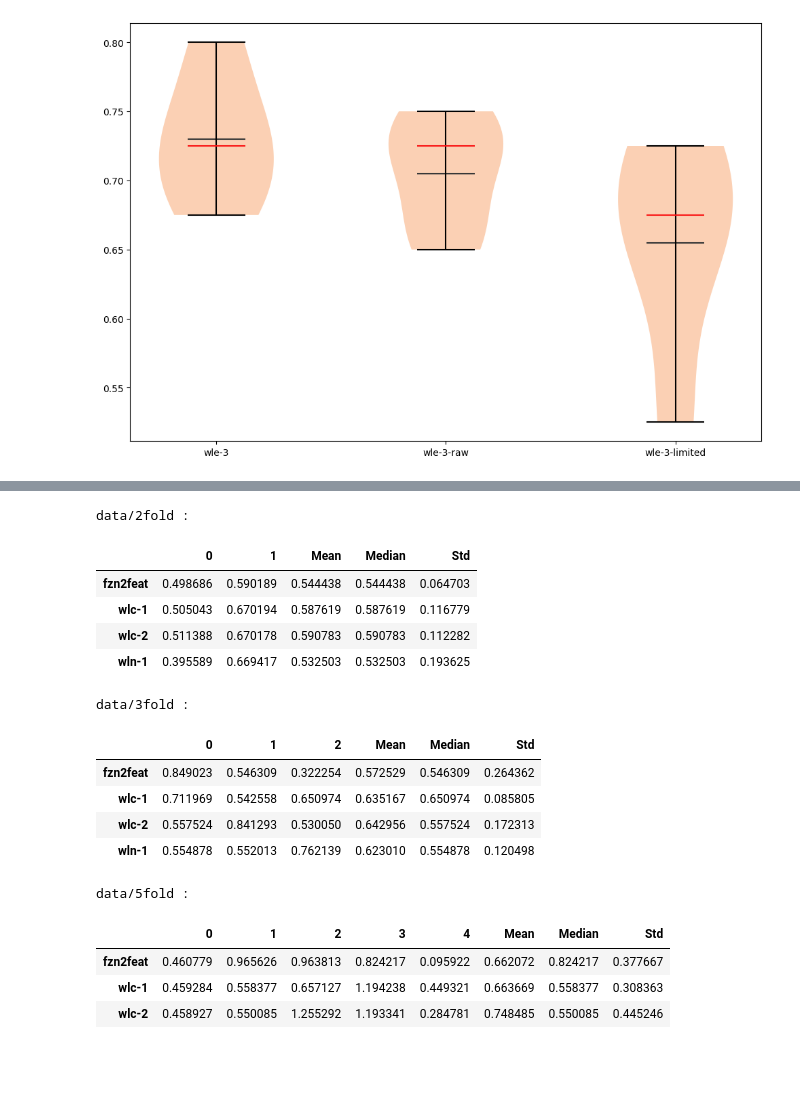
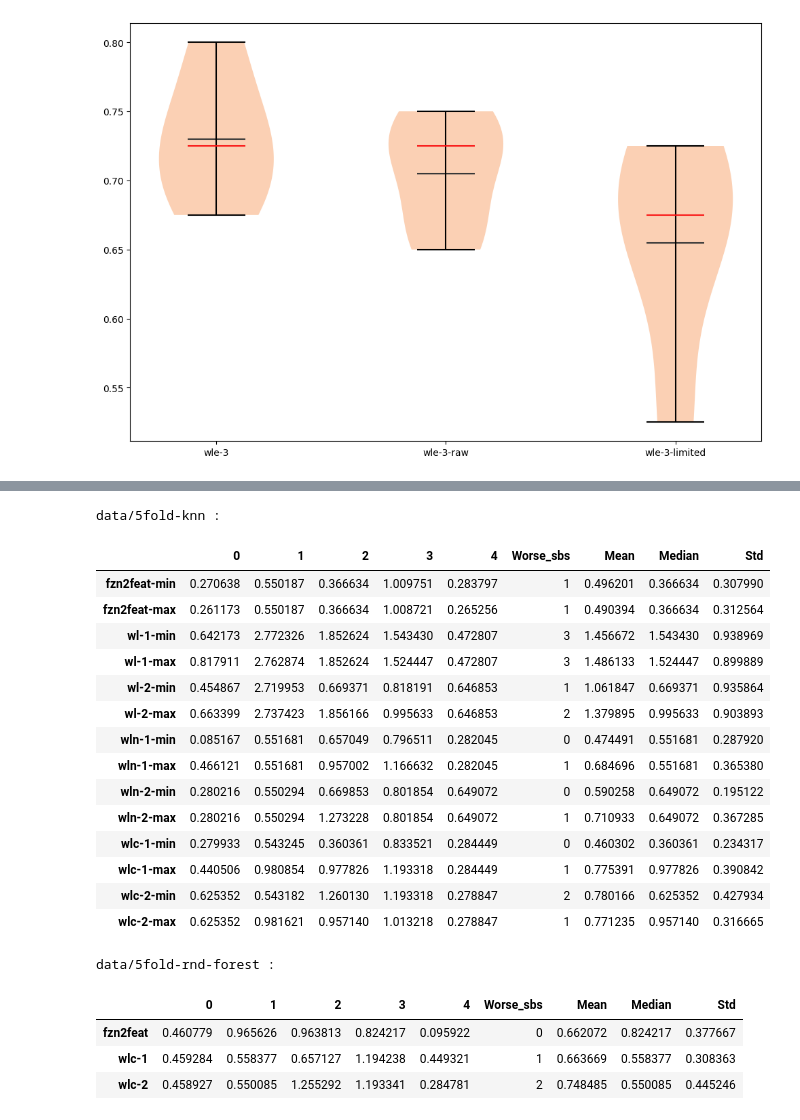
Before and after one commit to SeppiaBrilla/fzngraph_features, a Jupyter notebook: images.ipynb, the cells around one changed output, grey strips where cells are left out. Saved outputs shown, nothing was run; the diff lists cells and outputs as text; code cells hidden in the pictures; blank space fills up the shorter version.

```diff
--- a/images.ipynb
+++ b/images.ipynb
@@ -226,7 +226,7 @@ plt.show()
 # %%
 import pandas as pd
 order = {
-    k:i for i,k in enumerate(['fzn2feat', 'wl-1', 'wl-2', 'wln-1', 'wln-2', 'wlne-1', 'wlne-2', 'wlc-1', 'wlc-2', 'wlnc-1', 'wlnc-2'])
+    k:i for i,k in enumerate(['fzn2feat', 'wl-1', 'wl-2', 'wle-1', 'wle-2', 'wln-0', 'wln-1', 'wln-2', 'wlne-1', 'wlne-2', 'wlc-0', 'wlc-1', 'wlc-2', 'wlnc-1', 'wlnc-2'])
 }
 def get_results(result_folder):
     as_results = {}
@@ -235,18 +235,21 @@ def get_results(result_folder):
             continue
         if 'forest' in file:
             name_split = file.replace("as_", "").replace("-rnd-forest", "").replace("-forest", "").replace(".json", "").split("-")
+        elif 'svc' in file:
+            name_split = file.replace("as_", "").replace("-svc", "").replace(".json", "").split("-")
+        elif 'knn' in file:
+            name_split = file.replace("as_", "").replace("-knn", "").replace(".json", "").split("-")
         elif 'nn' in file:
             name_split = file.replace("as_", "").replace("_nn", "").replace(".json", "").split("_")
-        elif 'svc' in file:
-            name_split = file.replace("as_", "").replace("-svc", "").replace(".json", "").split("-")
         fold = name_split[-1]
         feature_names = "-".join(name_split[:-1])
+        # print(name_split, fold, feature_names)
         with open(os.path.join(result_folder, file)) as f:
             content = json.load(f)
         if feature_names not in as_results:
             as_results[feature_names] = {}
         as_results[feature_names][fold] = (content['clf_time'] - content['clf_vbs']) / (content['cp-sat_time'] - content['clf_vbs'])
-    return {k:v for k,v in sorted(as_results.items(), key= lambda x: order[x[0]])}
+    return {k:v for k,v in sorted(as_results.items(), key= lambda x: (order[x[0].replace('-max', '').replace('-min', '')], 0 if '-min' in x[0] else 1))}
 
 
 def to_table(data):
@@ -259,12 +262,13 @@ def to_table(data):
     # 3. Calculate statistics
     # We identify the data columns to ensure Mean/Median/Std are only calculated on them
     data_cols = df.columns
-    df['Mean']   = df[data_cols].mean(axis=1)
-    df['Median'] = df[data_cols].median(axis=1)
-    df['Std']    = df[data_cols].std(axis=1)
-    return df
+    df['Worse_sbs'] = df.apply(lambda row: (row >= 1).sum(), axis=1)
+    df['Mean']      = df[data_cols].mean(axis=1)
+    df['Median']    = df[data_cols].median(axis=1)
+    df['Std']       = df[data_cols].std(axis=1)
+    return df#[['Worse_sbs', 'Mean', 'Median', 'Std']]
 # %%
-for folder in ['data/2fold-svc', 'data/3fold-svc', 'data/5fold-svc']:
+for folder in ['data/5fold-svc']:
     print(folder, ':')
     display(to_table(get_results(folder)))
 # %% [output]
@@ -310,22 +292,31 @@ data/5fold-svc :
+# %%
+for folder in ['data/5fold-knn']:
+    print(folder, ':')
+    display(to_table(get_results(folder)))
+# %% [output]
+data/5fold-knn :
+|  | 0 | 1 | 2 | 3 | 4 | Worse_sbs | Mean | Median | Std |
+| fzn2feat-min | 0.270638 | 0.550187 | 0.366634 | 1.009751 | 0.283797 | 1 | 0.496201 | 0.366634 | 0.307990 |
+| fzn2feat-max | 0.261173 | 0.550187 | 0.366634 | 1.008721 | 0.265256 | 1 | 0.490394 | 0.366634 | 0.312564 |
+| wl-1-min | 0.642173 | 2.772326 | 1.852624 | 1.543430 | 0.472807 | 3 | 1.456672 | 1.543430 | 0.938969 |
+| wl-1-max | 0.817911 | 2.762874 | 1.852624 | 1.524447 | 0.472807 | 3 | 1.486133 | 1.524447 | 0.899889 |
+| wl-2-min | 0.454867 | 2.719953 | 0.669371 | 0.818191 | 0.646853 | 1 | 1.061847 | 0.669371 | 0.935864 |
+| wl-2-max | 0.663399 | 2.737423 | 1.856166 | 0.995633 | 0.646853 | 2 | 1.379895 | 0.995633 | 0.903893 |
+| wln-1-min | 0.085167 | 0.551681 | 0.657049 | 0.796511 | 0.282045 | 0 | 0.474491 | 0.551681 | 0.287920 |
+| wln-1-max | 0.466121 | 0.551681 | 0.957002 | 1.166632 | 0.282045 | 1 | 0.684696 | 0.551681 | 0.365380 |
+| wln-2-min | 0.280216 | 0.550294 | 0.669853 | 0.801854 | 0.649072 | 0 | 0.590258 | 0.649072 | 0.195122 |
+| wln-2-max | 0.280216 | 0.550294 | 1.273228 | 0.801854 | 0.649072 | 1 | 0.710933 | 0.649072 | 0.367285 |
+| wlc-1-min | 0.279933 | 0.543245 | 0.360361 | 0.833521 | 0.284449 | 0 | 0.460302 | 0.360361 | 0.234317 |
+| wlc-1-max | 0.440506 | 0.980854 | 0.977826 | 1.193318 | 0.284449 | 1 | 0.775391 | 0.977826 | 0.390842 |
+| wlc-2-min | 0.625352 | 0.543182 | 1.260130 | 1.193318 | 0.278847 | 2 | 0.780166 | 0.625352 | 0.427934 |
+| wlc-2-max | 0.625352 | 0.981621 | 0.957140 | 1.013218 | 0.278847 | 1 | 0.771235 | 0.957140 | 0.316665 |
 # %%
-for folder in ['data/2fold', 'data/3fold', 'data/5fold']:
+for folder in ['data/5fold-rnd-forest']:
     print(folder, ':')
     display(to_table(get_results(folder)))
 # %% [output]
-data/2fold :
+data/5fold-rnd-forest :
-|  | 0 | 1 | Mean | Median | Std |
-| fzn2feat | 0.498686 | 0.590189 | 0.544438 | 0.544438 | 0.064703 |
-| wlc-1 | 0.505043 | 0.670194 | 0.587619 | 0.587619 | 0.116779 |
-| wlc-2 | 0.511388 | 0.670178 | 0.590783 | 0.590783 | 0.112282 |
-| wln-1 | 0.395589 | 0.669417 | 0.532503 | 0.532503 | 0.193625 |
+|  | 0 | 1 | 2 | 3 | 4 | Worse_sbs | Mean | Median | Std |
+| fzn2feat | 0.460779 | 0.965626 | 0.963813 | 0.824217 | 0.095922 | 0 | 0.662072 | 0.824217 | 0.377667 |
+| wlc-1 | 0.459284 | 0.558377 | 0.657127 | 1.194238 | 0.449321 | 1 | 0.663669 | 0.558377 | 0.308363 |
+| wlc-2 | 0.458927 | 0.550085 | 1.255292 | 1.193341 | 0.284781 | 2 | 0.748485 | 0.550085 | 0.445246 |
-data/3fold :
-|  | 0 | 1 | 2 | Mean | Median | Std |
-| fzn2feat | 0.849023 | 0.546309 | 0.322254 | 0.572529 | 0.546309 | 0.264362 |
-| wlc-1 | 0.711969 | 0.542558 | 0.650974 | 0.635167 | 0.650974 | 0.085805 |
-| wlc-2 | 0.557524 | 0.841293 | 0.530050 | 0.642956 | 0.557524 | 0.172313 |
-| wln-1 | 0.554878 | 0.552013 | 0.762139 | 0.623010 | 0.554878 | 0.120498 |
-data/5fold :
-|  | 0 | 1 | 2 | 3 | 4 | Mean | Median | Std |
-| fzn2feat | 0.460779 | 0.965626 | 0.963813 | 0.824217 | 0.095922 | 0.662072 | 0.824217 | 0.377667 |
-| wlc-1 | 0.459284 | 0.558377 | 0.657127 | 1.194238 | 0.449321 | 0.663669 | 0.558377 | 0.308363 |
-| wlc-2 | 0.458927 | 0.550085 | 1.255292 | 1.193341 | 0.284781 | 0.748485 | 0.550085 | 0.445246 |
```
Also changed, not shown: parts of 1 cell of this notebook.
